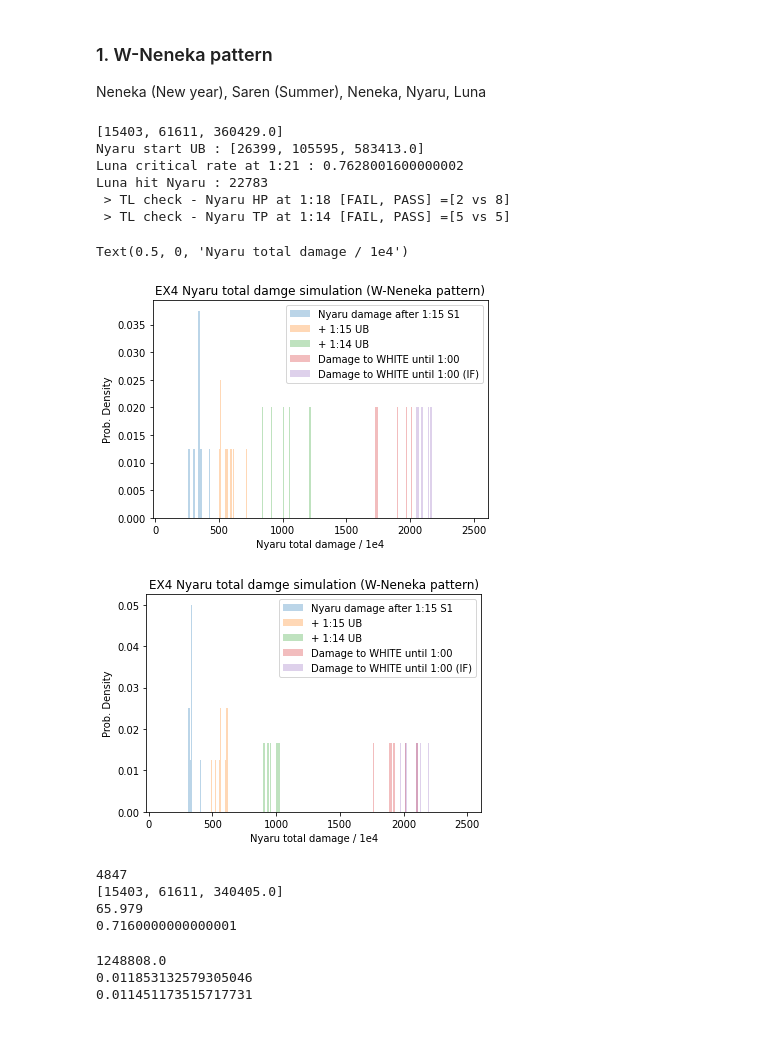
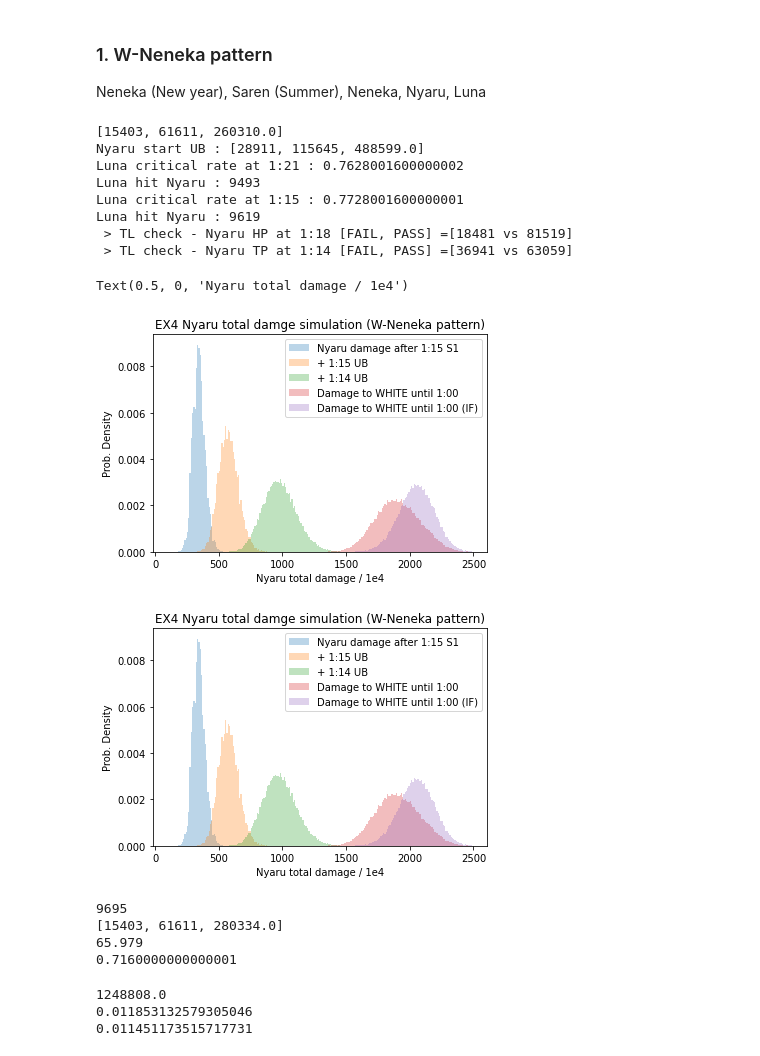
Before and after one commit to yatowoo/Priconne, a Jupyter notebook: pcr.ipynb, the cells around one changed output. Saved outputs shown, nothing was run; the diff lists cells and outputs as text; code cells hidden in the pictures.

```diff
--- a/pcr.ipynb
+++ b/pcr.ipynb
@@ -330,7 +328,7 @@ nyaruUB_ex4 = lambda x,y,z : nyaruUB(NYARU['attack'] + x, NYARU['critical']+y,z,
 nyaruUB_ex4WHITE = lambda x,y,z : nyaruUB(NYARU['attack'] + x, NYARU['critical']+y,z,400, detail=False, magic_defense=80)
 DEBUG_FLAG = True
 LUNA_EX4 = LUNA_3
-for ev in range(0,10):
+for ev in range(0,100000):
   # UB time: 1:23, 1:21, 1:21, 1:15, 1:14, 1:11, 1:11/1:08
   # Nyaru Skill: S2, S1/x, A, S1, S2/x, A, S1, A, A, S1
   # Array: UB/1:23, UB/1:21, UB/1:21, attack, S1, UB/1:15, UB/1:14, UB/1:11, UB/1:11or1:08
@@ -476,39 +474,41 @@ for ev in range(0,10):
   DEBUG_FLAG = False
 
 
 hurtFlag = [int(bool(x[4])) for x in histUB]
 counts, binedges = np.histogram(hurtFlag, bins=[-0.5,0.5,1.5])
 print(' > TL check - Nyaru HP at 1:18 [FAIL, PASS] =[%d vs %d]' % (counts[0], counts[1]))
 
 successFlag = [int(bool(x[6])) for x in histUB]
 counts, binedges = np.histogram(successFlag, bins=[-0.5,0.5,1.5])
 print(' > TL check - Nyaru TP at 1:14 [FAIL, PASS] =[%d vs %d]' % (counts[0], counts[1]))
 
 fig, ax = plt.subplots()
 damageSumBefore115 = [ sum(x[0:5])/10000. for x in histUB if x[4] > 0]
 damageSum115 = [ sum(x[0:6])/10000. for x in histUB if x[5] > 0]
 damageSum114 = [ sum(x[0:7])/10000. for x in histUB if x[6] > 0]
 damageSumWHITE = [(x[7]+x[8]+x[9])/10000 + 500 for x in histUB if x[7] > 0]
 damageSumWHITE_if = [(x[7]+x[8]+x[10])/10000 + 500 for x in histUB if x[7] > 0]
 pltKwargs = dict(histtype='stepfilled', alpha=0.3, density=True, bins=range(100,2500,10))
 histBefore115 = plt.hist(damageSumBefore115, **pltKwargs, label='Nyaru damage after 1:15 S1')
 hist115 = plt.hist(damageSum115, **pltKwargs, label='+ 1:15 UB')
 hist114 = plt.hist(damageSum114, **pltKwargs, label='+ 1:14 UB')
 histWHITE = plt.hist(damageSumWHITE, **pltKwargs, label='Damage to WHITE until 1:00')
 histWHITE_if = plt.hist(damageSumWHITE_if, **pltKwargs, label='Damage to WHITE until 1:00 (IF)')
 leg = ax.legend()
 plt.title('EX4 Nyaru total damge simulation (W-Neneka pattern)')
 plt.ylabel('Prob. Density')
 plt.xlabel('Nyaru total damage / 1e4')
 # %% [output]
-[15403, 61611, 360429.0]
-Nyaru start UB : [26399, 105595, 583413.0]
+[15403, 61611, 260310.0]
+Nyaru start UB : [28911, 115645, 488599.0]
 Luna critical rate at 1:21 : 0.7628001600000002
-Luna hit Nyaru : 22783
- > TL check - Nyaru HP at 1:18 [FAIL, PASS] =[2 vs 8]
- > TL check - Nyaru TP at 1:14 [FAIL, PASS] =[5 vs 5]
+Luna hit Nyaru : 9493
+Luna critical rate at 1:15 : 0.7728001600000001
+Luna hit Nyaru : 9619
+ > TL check - Nyaru HP at 1:18 [FAIL, PASS] =[18481 vs 81519]
+ > TL check - Nyaru TP at 1:14 [FAIL, PASS] =[36941 vs 63059]
 Text(0.5, 0, 'Nyaru total damage / 1e4')
-[figure, old version]
+[figure, new version]
 # %%
 # Optimize plots
 fig, ax = plt.subplots()
@@ -524,7 +524,7 @@ plt.ylabel('Prob. Density')
 plt.xlabel('Nyaru total damage / 1e4')
 plt.savefig('pcr_ex4.png')
 # %% [output]
-[figure, old version]
+[figure, new version]
 # %%
 # Damage and buff check
 print(LunaS1(LUNA_4['attack'] + 6 *(LV_MAX +1), NYARU['defence_magic'], LUNA_4['critical'] ))
@@ -532,8 +532,8 @@ print(nyaruUB(NYARU['attack'] + 19756, NYARU['critical']+180,0.15,enemyLv=400, l
 print((nunekaAttack + (10.5 + 28 + 10.5 + 2.5) *(LV_MAX+1) +1300) * 0.003)
 print(critical_rate(LUNA_4['critical'] + 30 + 70, LV_MAX))
 # %% [output]
-4847
-[15403, 61611, 340405.0]
+9695
+[15403, 61611, 280334.0]
 65.979
 0.7160000000000001
 # %%
```
Also changed, not shown: parts of 4 cells of this notebook.
